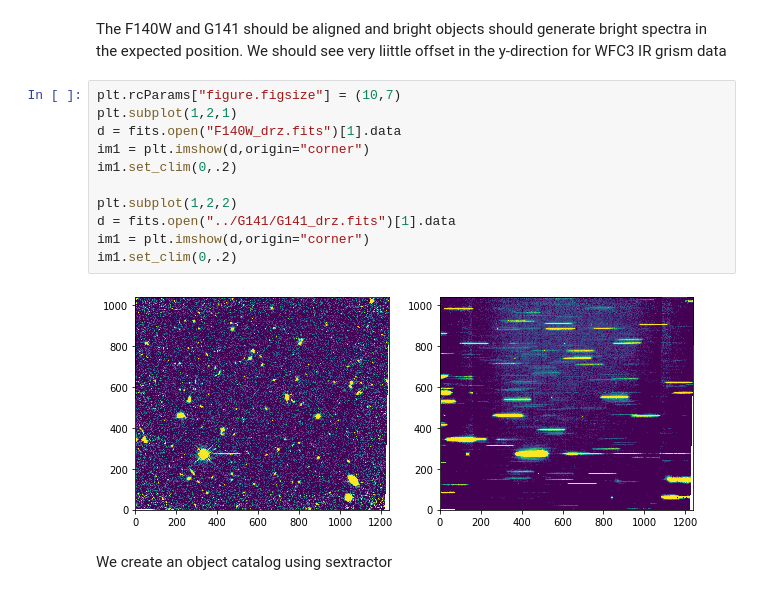
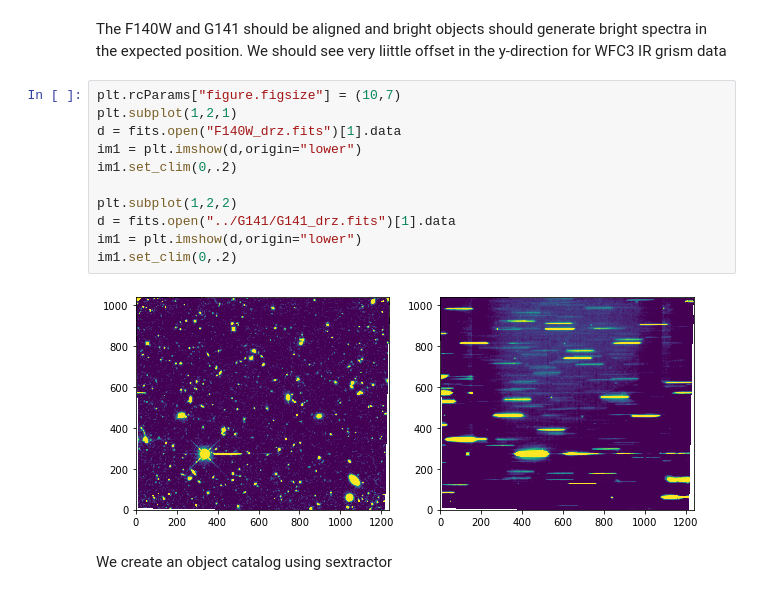
Before and after one commit to npirzkal/aXe_WFC3_Cookbook, a Jupyter notebook: aXe_WFC3_Cookbook.ipynb, the cells around one changed output. Drawn from its saved outputs; the diff is of its cells as text.

```diff
--- a/aXe_WFC3_Cookbook.ipynb
+++ b/aXe_WFC3_Cookbook.ipynb
@@ -156,16 +157,16 @@ The F140W and G141 should be aligned and bright objects should generate bright s
 # %%
 plt.rcParams["figure.figsize"] = (10,7)
 plt.subplot(1,2,1)
 d = fits.open("F140W_drz.fits")[1].data
-im1 = plt.imshow(d,origin="corner")
+im1 = plt.imshow(d,origin="lower")
 im1.set_clim(0,.2)
 
 plt.subplot(1,2,2)
 d = fits.open("../G141/G141_drz.fits")[1].data
-im1 = plt.imshow(d,origin="corner")
+im1 = plt.imshow(d,origin="lower")
 im1.set_clim(0,.2)
 # %% [output]
-[figure, old version]
+[figure, new version]
 # %% [markdown]
 We create an object catalog using sextractor
 # %% [markdown]
```
Also changed, not shown: parts of 14 cells of this notebook, 1 other file.
